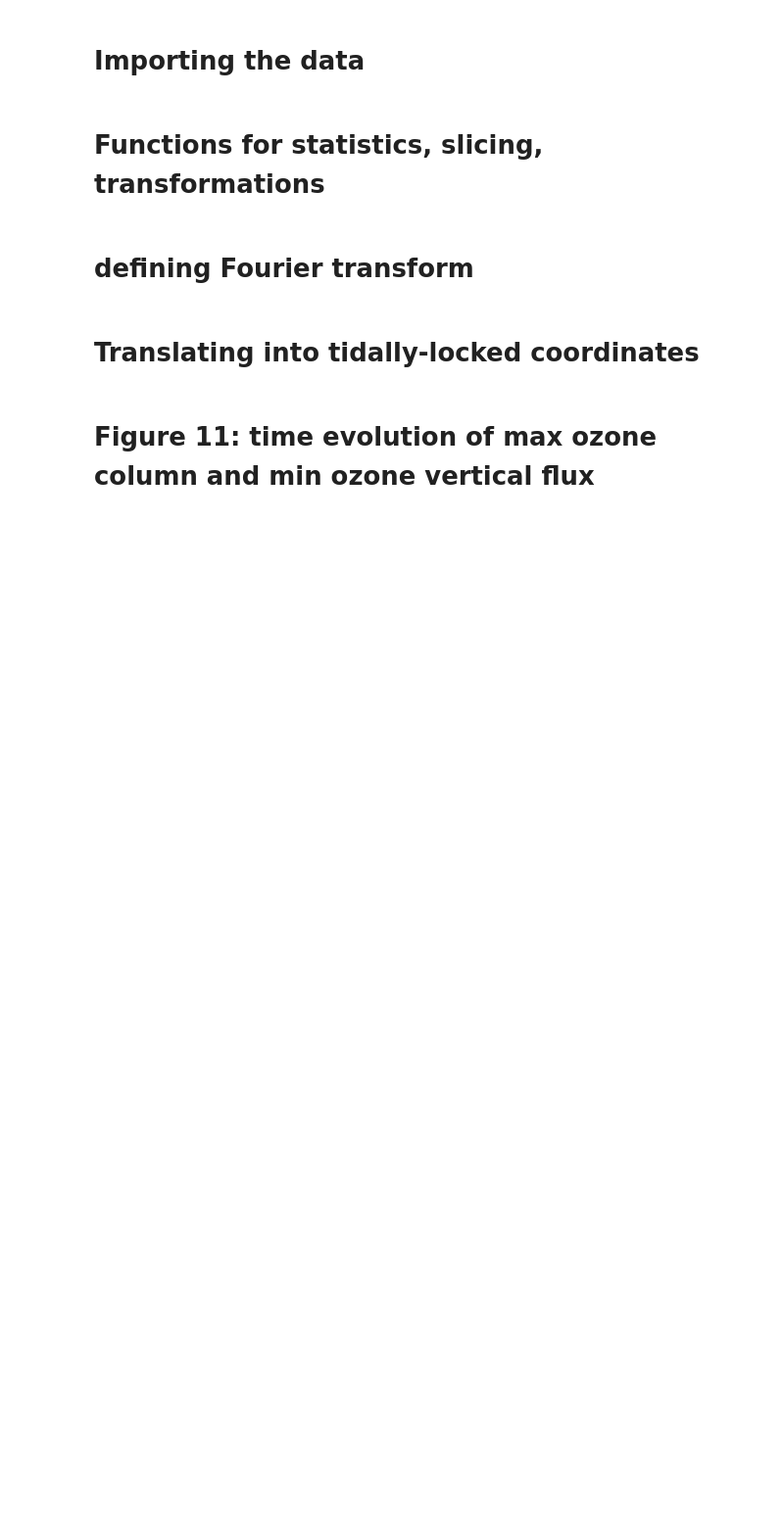
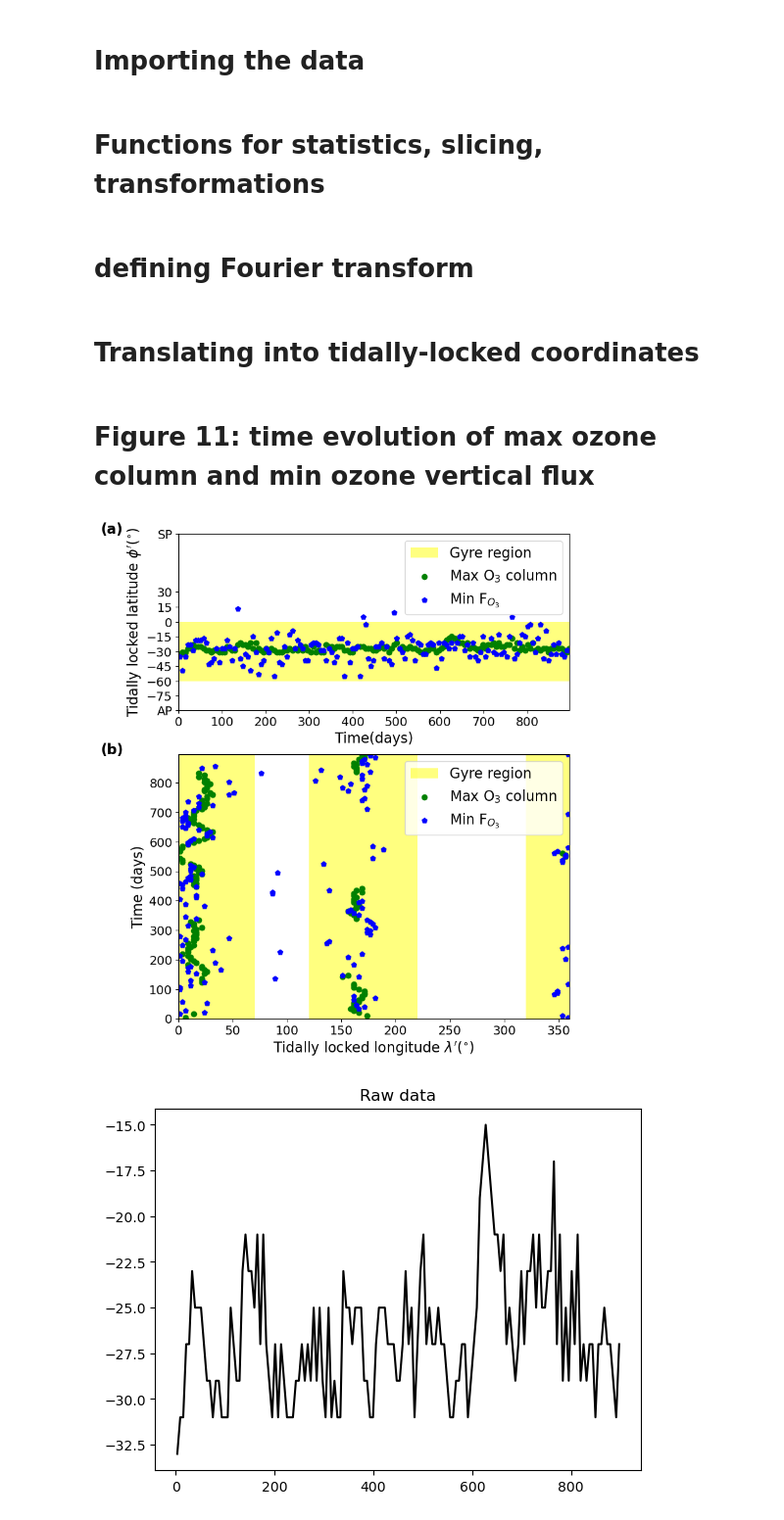
Before and after one commit to marrickb/o3circ_code, a Jupyter notebook: Fig_11_tevol.ipynb, the cells around one changed output. Shown at 98% size. Cells and saved outputs as stored; diff of their text form; code cells hidden in the pictures; blank space fills up the shorter version.

```diff
--- a/Fig_11_tevol.ipynb
+++ b/Fig_11_tevol.ipynb
@@ -413,7 +413,8 @@ pcb_tl_regrid=regrid_cubelist(pcb_tl, max_tslice=150)
 # Figure 11: time evolution of max ozone column and min ozone vertical flux
 # %%
 from matplotlib import gridspec
-def max_valuelatlon(cubes, time=0, height_level_l=24, height_level=36, sublabel=False, sublabel_t='a', save=False):
+def max_valuelatlon(cubes, time=0, height_level_l=24, height_level=36, sublabel=False, sublabel_t='a', save=False,
+                   plot_vlines=False):
     for cube in cubes:
         if cube.standard_name == 'eastward_wind':
             x_wind = cube[:,:,:,:].copy()
@@ -468,38 +469,27 @@ def max_valuelatlon(cubes, time=0, height_level_l=24, height_level=36, sublabel=
         o3f_list.append(min_o3flux)
         lat_mino3f_list.append(lat_mino3flux)
         lon_mino3f_list.append(lon_mino3flux)
-        #print('Maximum spatial value:', max_toc)
-        #print('Corrresponding longitude:', lon_maxtoc)
-        #print('Corresponding latitude:', lat_maxtoc)
-        #print('Minimum spatial value:', max_o3flux)
-        #print('Corrresponding longitude:', lon_maxo3flux)
-        #print('Corresponding latitude:', lat_maxo3flux)
-#     print(time_list)
-#     print(toc_list)
-#     print(lat_maxtoc_list)
-#     print(lon_maxtoc_list)
-#     print(o3f_list)
-#     print(lat_maxo3f_list)
-#     print(lon_maxo3f_list)
+
     fig = plt.figure(figsize=(8,10))
     gs = gridspec.GridSpec(2,1, height_ratios=[1, 1.5])
     ax = fig.add_subplot(gs[0])
     ax.yaxis.set_major_locator(plt.MaxNLocator(7))
     if sublabel==True:
-        ax.text(-0.20,1.05, 'a', size=20, weight='bold',transform=ax.transAxes)
+        ax.text(-0.20,1.0, '(a)', size=16, weight='bold',transform=ax.transAxes)
     patch=ax.add_patch(Rectangle((0,-60),np.max(toc.coord('t').points),60, facecolor='yellow', alpha=0.5,
                        label='Gyre region'))
     plt.scatter(toc.coord('t').points, lat_maxtoc_list, label='Max O$_3$ column', color='green')
     plt.scatter(toc.coord('t').points, lat_mino3f_list, label='Min F$_{O_3}$', marker='p', color='blue')
     plt.xlabel('Time(days)', fontsize=16)
     plt.ylabel('Tidally locked latitude $\phi^{\prime} (^{\circ})$', fontsize=16)
-#     plt.axvline(toc[1].coord('t').points, color='grey', lw=3)
-#     plt.axvline(toc[24].coord('t').points, color='grey', lw=3)
-#     plt.axvline(toc[38].coord('t').points, color='grey', lw=3)
-#     plt.axvline(toc[62].coord('t').points, color='grey', lw=3)
-#     plt.axvline(toc[57].coord('t').points, color='grey', lw=3)
-#     plt.axvline(toc[148].coord('t').points, color='grey', lw=3)
-#     plt.axvline(toc[104].coord('t').points, color='grey', lw=3)
+    if plot_vlines==True:
+        plt.axvline(toc[1].coord('t').points, color='grey', lw=3)
+        plt.axvline(toc[24].coord('t').points, color='grey', lw=3)
+        plt.axvline(toc[38].coord('t').points, color='grey', lw=3)
+        plt.axvline(toc[62].coord('t').points, color='grey', lw=3)
+        plt.axvline(toc[57].coord('t').points, color='grey', lw=3)
+        plt.axvline(toc[148].coord('t').points, color='grey', lw=3)
+        plt.axvline(toc[104].coord('t').points, color='grey', lw=3)
     plt.draw() # this is required, or the ticklabels may not exist (yet) at the next step
     labels = [w.get_text() for w in ax.get_yticklabels()]
     locs=list(ax.get_yticks())
@@ -510,31 +500,34 @@ def max_valuelatlon(cubes, time=0, height_level_l=24, height_level=36, sublabel=
     ax.set_yticklabels(labels)
     ax.set_yticks(locs)
     #ax.grid()
     plt.draw()
     plt.ylim(-89,89)
     plt.xticks(fontsize=14)
     plt.yticks(fontsize=14)
     plt.xlim(0,np.max(pcb_tl_regrid[0].coord('t').points))
     plt.legend(loc='best', fontsize=16)
     ax = fig.add_subplot(gs[1])
     if sublabel==True:
-        ax.text(-0.20,1.05, 'b', size=20, weight='bold',transform=ax.transAxes)
+        ax.text(-0.20,1.0, '(b)', size=16, weight='bold',transform=ax.transAxes)
     ax.add_patch(Rectangle((120,0),100,np.max(toc.coord('t').points),facecolor='yellow', alpha=0.5,
                            label='Gyre region'))
     plt.gca().add_patch(Rectangle((0,0),70,np.max(toc.coord('t').points),facecolor='yellow', alpha=0.5,))
     plt.gca().add_patch(Rectangle((320,0),40,np.max(toc.coord('t').points),facecolor='yellow', alpha=0.5,))
     plt.scatter(lon_maxtoc_list, toc.coord('t').points, label='Max O$_3$ column', color='green')
     plt.scatter(lon_mino3f_list, toc.coord('t').points, label='Min F$_{O_3}$', marker='p',color='blue')
     plt.ylabel('Time (days)', fontsize=16)
     plt.xlabel('Tidally locked longitude $\lambda^{\prime} (^{\circ})$', fontsize=16)
     plt.xticks(fontsize=14)
     plt.yticks(fontsize=14)
     plt.ylim(0,np.max(toc.coord('t').points))
     plt.xlim(0,360)
     plt.legend(loc='best', fontsize=16)
     if save==True:
         plt.savefig('ex_toc_o3f.pdf', bbox_inches = 'tight')
     plt.show()
     fft_chem(lat_maxtoc_list, toc.coord('t').points)
     fft_chem(lat_mino3f_list, toc.coord('t').points)
 max_valuelatlon(pcb_tl_regrid, save=True, sublabel=True)
+# %% [output]
+[figure, added]
+[figure, added]
```
Also changed, not shown: parts of 1 cell of this notebook, 2 other files.
